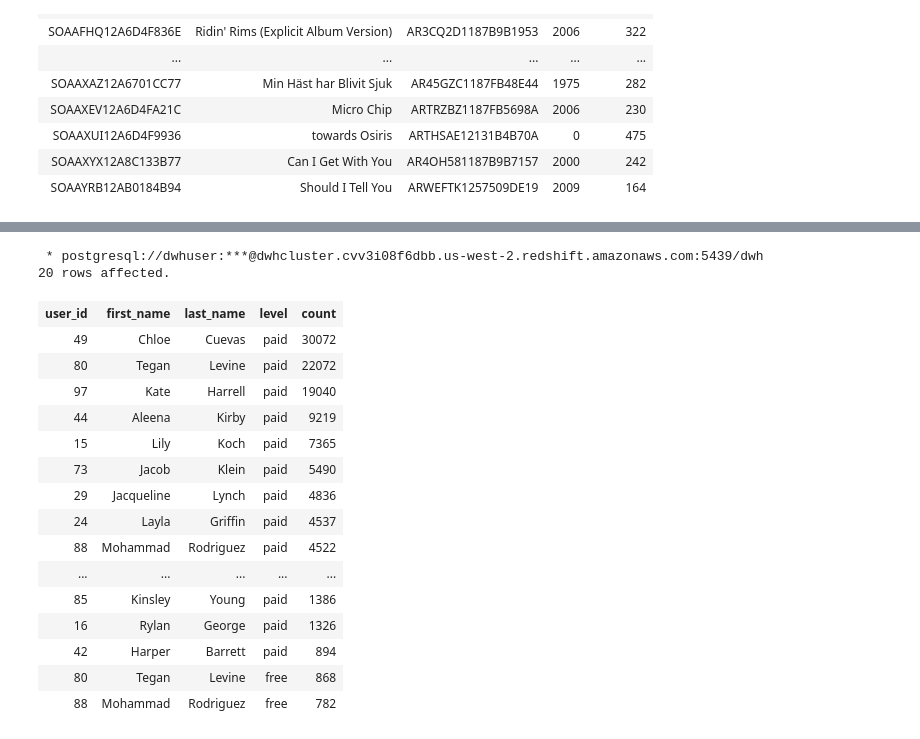
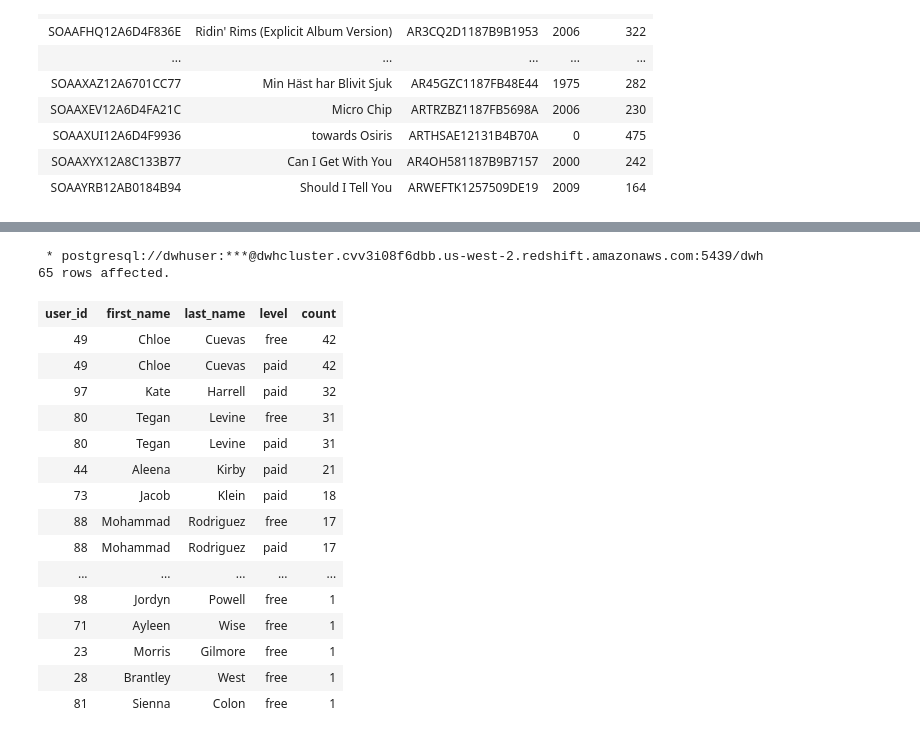
Before and after one commit to aitabuzaid/data-engineering, a Jupyter notebook: project-3-redshift-dwh/test-queries.ipynb, the cells around one changed output, grey strips where cells are left out. Saved outputs shown, nothing was run; the diff lists cells and outputs as text; code cells hidden in the pictures.

```diff
--- a/project-3-redshift-dwh/test-queries.ipynb
+++ b/project-3-redshift-dwh/test-queries.ipynb
@@ -121,27 +126,27 @@ postgresql://dwhuser:Passw0rd@dwhcluster.cvv3i08f6dbb.us-west-2.redshift.amazona
 # %%
 %%sql
 SELECT songplays.user_id, users.first_name, users.last_name, users.level, COUNT(songplays.user_id)
-FROM songplays JOIN users ON songplays.user_id = users.user_id
+FROM songplays
+JOIN users ON songplays.user_id = users.user_id
 GROUP BY songplays.user_id, users.first_name, users.last_name, users.level
 ORDER BY count DESC
-LIMIT 20
 # %% [output]
  * postgresql://dwhuser:***@dwhcluster.cvv3i08f6dbb.us-west-2.redshift.amazonaws.com:5439/dwh
-20 rows affected.
+65 rows affected.
 | user_id | first_name | last_name | level | count |
-| 49 | Chloe | Cuevas | paid | 30072 |
-| 80 | Tegan | Levine | paid | 22072 |
-| 97 | Kate | Harrell | paid | 19040 |
-| 44 | Aleena | Kirby | paid | 9219 |
-| 15 | Lily | Koch | paid | 7365 |
-| 73 | Jacob | Klein | paid | 5490 |
-| 29 | Jacqueline | Lynch | paid | 4836 |
-| 24 | Layla | Griffin | paid | 4537 |
-| 88 | Mohammad | Rodriguez | paid | 4522 |
+| 49 | Chloe | Cuevas | free | 42 |
+| 49 | Chloe | Cuevas | paid | 42 |
+| 97 | Kate | Harrell | paid | 32 |
+| 80 | Tegan | Levine | free | 31 |
+| 80 | Tegan | Levine | paid | 31 |
+| 44 | Aleena | Kirby | paid | 21 |
+| 73 | Jacob | Klein | paid | 18 |
+| 88 | Mohammad | Rodriguez | free | 17 |
+| 88 | Mohammad | Rodriguez | paid | 17 |
 | ... | ... | ... | ... | ... |
-| 85 | Kinsley | Young | paid | 1386 |
-| 16 | Rylan | George | paid | 1326 |
-| 42 | Harper | Barrett | paid | 894 |
-| 80 | Tegan | Levine | free | 868 |
-| 88 | Mohammad | Rodriguez | free | 782 |
+| 98 | Jordyn | Powell | free | 1 |
+| 71 | Ayleen | Wise | free | 1 |
+| 23 | Morris | Gilmore | free | 1 |
+| 28 | Brantley | West | free | 1 |
+| 81 | Sienna | Colon | free | 1 |
 # %%
```
Also changed, not shown: parts of 6 cells of this notebook.
